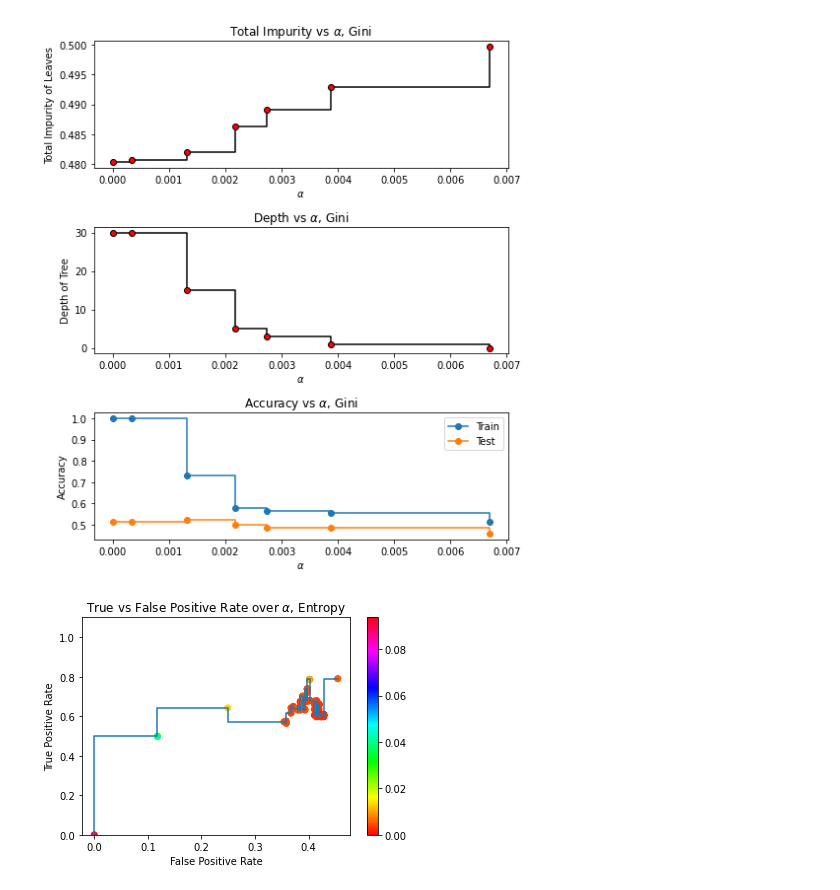
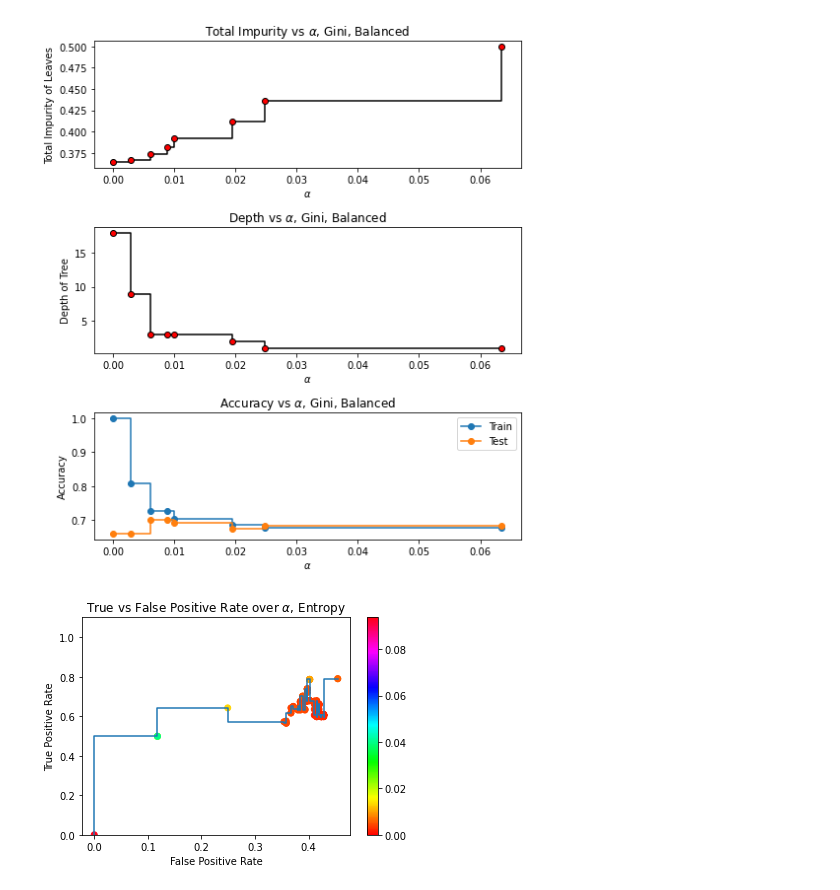
Before and after one commit to robertpuccinelli/grad, a Jupyter notebook: PH240C/final/final.ipynb, the cells around one changed output. Cells and saved outputs as stored; diff of their text form; code cells hidden in the pictures.

```diff
--- a/PH240C/final/final.ipynb
+++ b/PH240C/final/final.ipynb
@@ -48,8 +39,8 @@ Index(['cad', 'alcohol_intake', 'fish_oil_intake', 'close_to_road',
 # %%
 """Full tree with pruning"""
 mode = "Gini"
-name_modifier = ''#", Balanced"#", Full Set of Covariates" #
-bal = None#"balanced" # None
+name_modifier = ", Balanced"#", Full Set of Covariates" #
+bal = "balanced" # None
 X_train, X_test, Y_train, Y_test = train_test_split(x, df.iloc[:,0], random_state=2)
 entropy_tree = DecisionTreeClassifier(criterion=mode.lower(), max_depth=3)
 et_path = entropy_tree.cost_complexity_pruning_path(X_train, Y_train)
@@ -62,34 +53,34 @@ ax[0].set_xlabel(r"$\alpha$")
 ax[0].set_ylabel("Total Impurity of Leaves")
 ax[0].set_title("Total Impurity vs "+ r'$\alpha$' +", " + mode + name_modifier)
 
 clfs = []
 for ccp_alpha in ccp_alphas:
     clf = DecisionTreeClassifier(random_state=0, ccp_alpha=ccp_alpha, criterion=mode.lower(), class_weight=bal)
     clf.fit(X_train, Y_train)
     clfs.append(clf)
 node_counts = [clf.tree_.node_count for clf in clfs]
 depth = [clf.tree_.max_depth for clf in clfs]
 
 ax[1].plot(ccp_alphas, depth, marker='o', drawstyle="steps-post", markerfacecolor="r",color="k")
 ax[1].set_xlabel(r'$\alpha$')
 ax[1].set_ylabel("Depth of Tree")
 ax[1].set_title("Depth vs " + r'$\alpha$' + ", " + mode + name_modifier)
 
 train_scores = [clf.score(X_train, Y_train) for clf in clfs]
 test_scores = [clf.score(X_test, Y_test) for clf in clfs]
 
 ax[2].set_xlabel(r'$\alpha$')
 ax[2].set_ylabel("Accuracy")
 ax[2].set_title("Accuracy vs " + r'$\alpha$' +", " + mode + name_modifier)
 ax[2].plot(ccp_alphas, train_scores, marker='o', label="Train",
         drawstyle="steps-post")
 ax[2].plot(ccp_alphas, test_scores, marker='o', label="Test",
         drawstyle="steps-post")
 ax[2].legend()
 fig.tight_layout()
 plt.show()
 # %% [output]
-[figure, old version]
+[figure, new version]
 # %%
 cm = []
 weighted_bias = []
```
Also changed, not shown: parts of 5 cells of this notebook, 1 other file.
